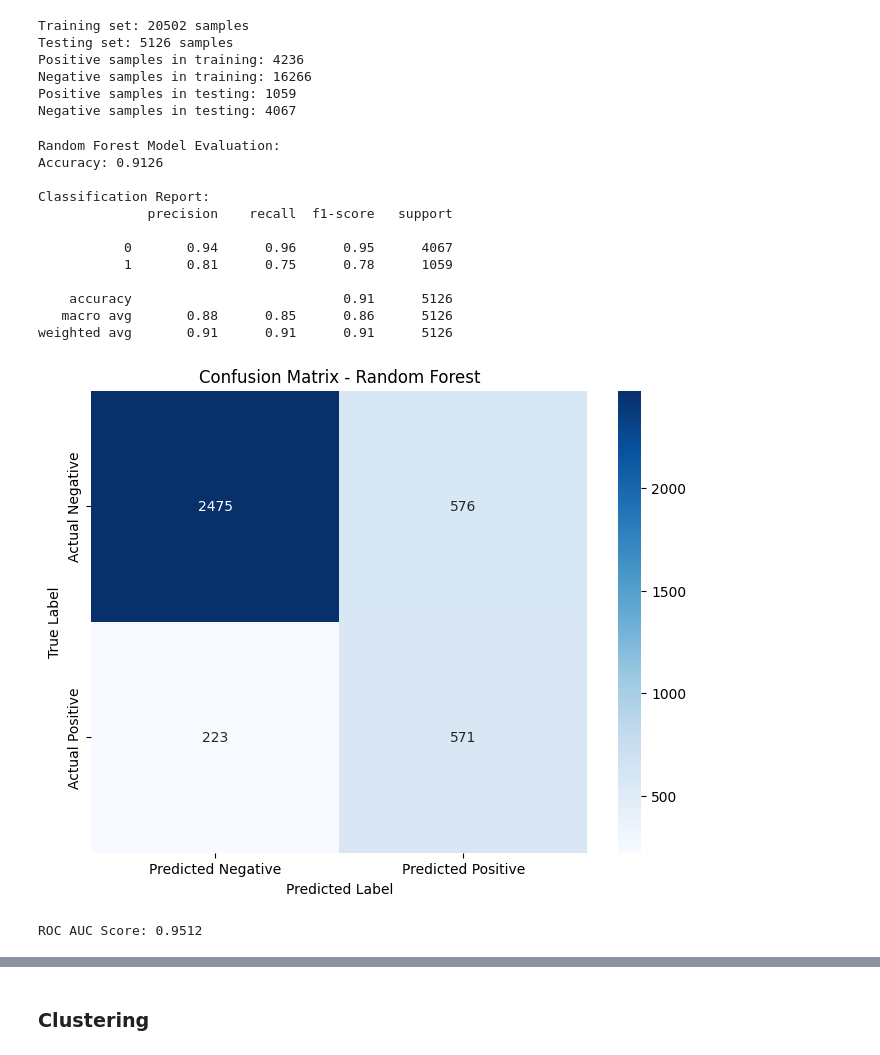
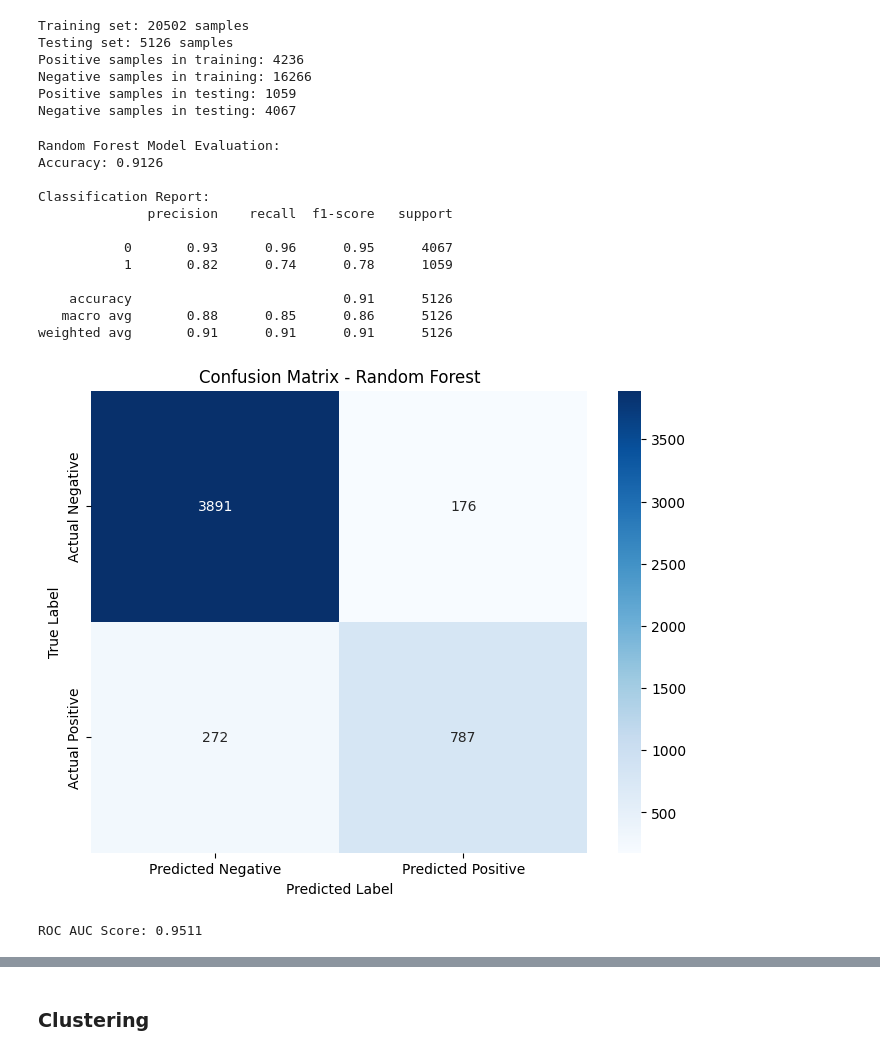
Before and after one commit to Inline6ix/capstone, a Jupyter notebook: capstone.ipynb, the cells around one changed output, grey strips where cells are left out. Saved outputs shown, nothing was run; the diff lists cells and outputs as text; code cells hidden in the pictures.

```diff
--- a/capstone.ipynb
+++ b/capstone.ipynb
@@ -674,6 +674,8 @@ print("Random Forest Model Evaluation:")
 print(f"Accuracy: {accuracy_score(y_test, y_pred):.4f}")
 print("\nClassification Report:")
 print(classification_report(y_test, y_pred))
+
+cm = confusion_matrix(y_test, y_pred)
 
 # Plot Confusion Matrix
 plt.figure(figsize=(8, 6))
@@ -701,37 +703,37 @@ plt.legend()
 plt.grid(True, alpha=0.3)
 plt.show()
 
 # Feature importance
 feature_importance = pd.DataFrame({
     'Feature': X_train.columns,
     'Importance': rf_model.feature_importances_
 })
 feature_importance = feature_importance.sort_values('Importance', ascending=True)
 
 # Plot top 15 features
 plt.figure(figsize=(10, 6))
 top_features = feature_importance.head(15)
 plt.barh(np.arange(len(top_features)), top_features['Importance'], align='center')
 plt.yticks(np.arange(len(top_features)), top_features['Feature'])
 plt.xlabel('Importance')
 plt.title('Feature Importance - Random Forest')
 plt.tight_layout()
 plt.show()
 # %% [output]
 Random Forest Model Evaluation:
 Accuracy: 0.9126
 
 Classification Report:
               precision    recall  f1-score   support
 
-           0       0.94      0.96      0.95      4067
-           1       0.81      0.75      0.78      1059
+           0       0.93      0.96      0.95      4067
+           1       0.82      0.74      0.78      1059
 
     accuracy                           0.91      5126
    macro avg       0.88      0.85      0.86      5126
 weighted avg       0.91      0.91      0.91      5126
-[figure, old version]
+[figure, new version]
-ROC AUC Score: 0.9512
+ROC AUC Score: 0.9511
 [figure]
 [figure]
 # %% [markdown]
```
Also changed, not shown: parts of 5 cells of this notebook, 41 other files.
